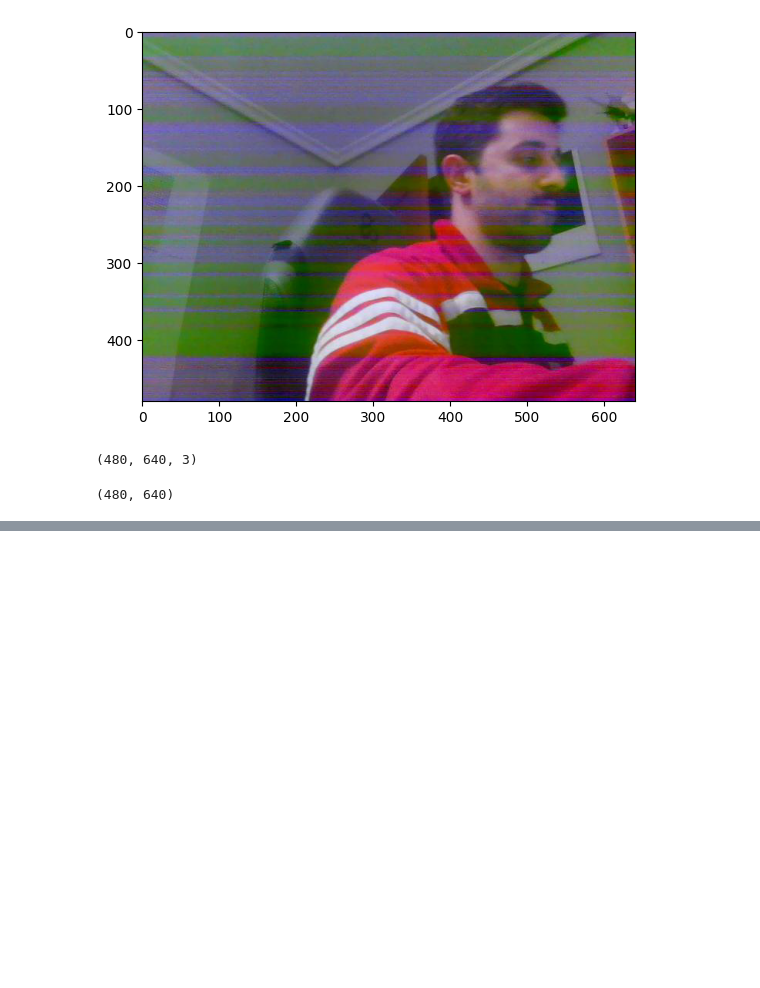
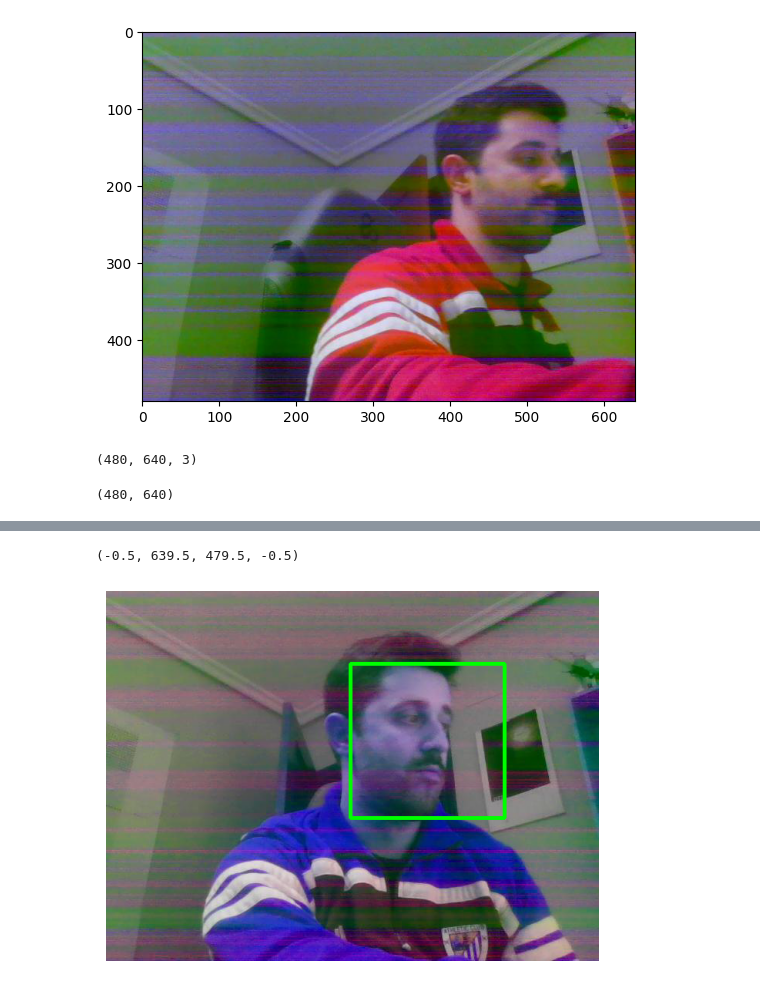
Before and after one commit to mikeldalmauc/pywebcam, a Jupyter notebook: webcam/src/camera.ipynb, the cells around one changed output, grey strips where cells are left out. Saved outputs shown, nothing was run; the diff lists cells and outputs as text; code cells hidden in the pictures; blank space fills up the shorter version.

```diff
--- a/webcam/src/camera.ipynb
+++ b/webcam/src/camera.ipynb
@@ -41,3 +69,10 @@ face_classifier = cv2.CascadeClassifier(
+# %%
+#muestra la imagen
+plt.imshow(img)
+plt.axis('off')
+# %% [output]
+(-0.5, 639.5, 479.5, -0.5)
+[figure, added]
 # %%
 # Press Enter to exit
 cv2.destroyAllWindows()
```
Also changed, not shown: parts of 4 cells of this notebook, 5 other files.
